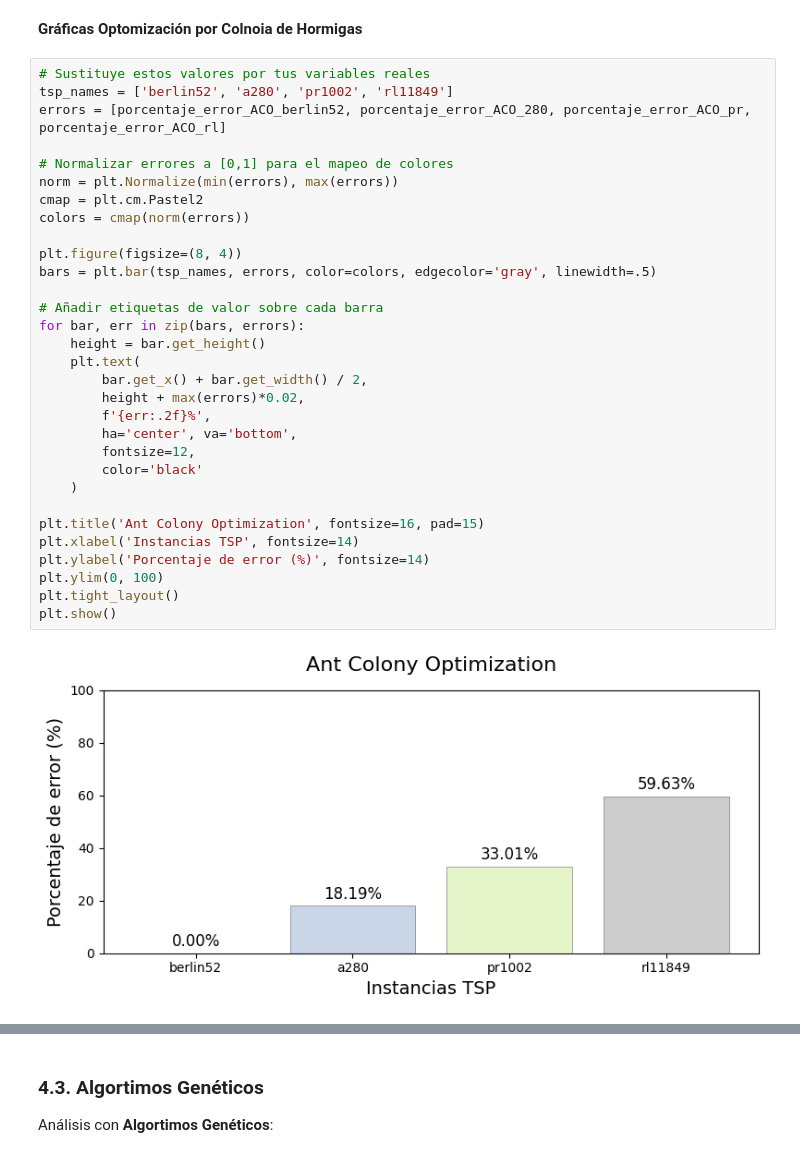
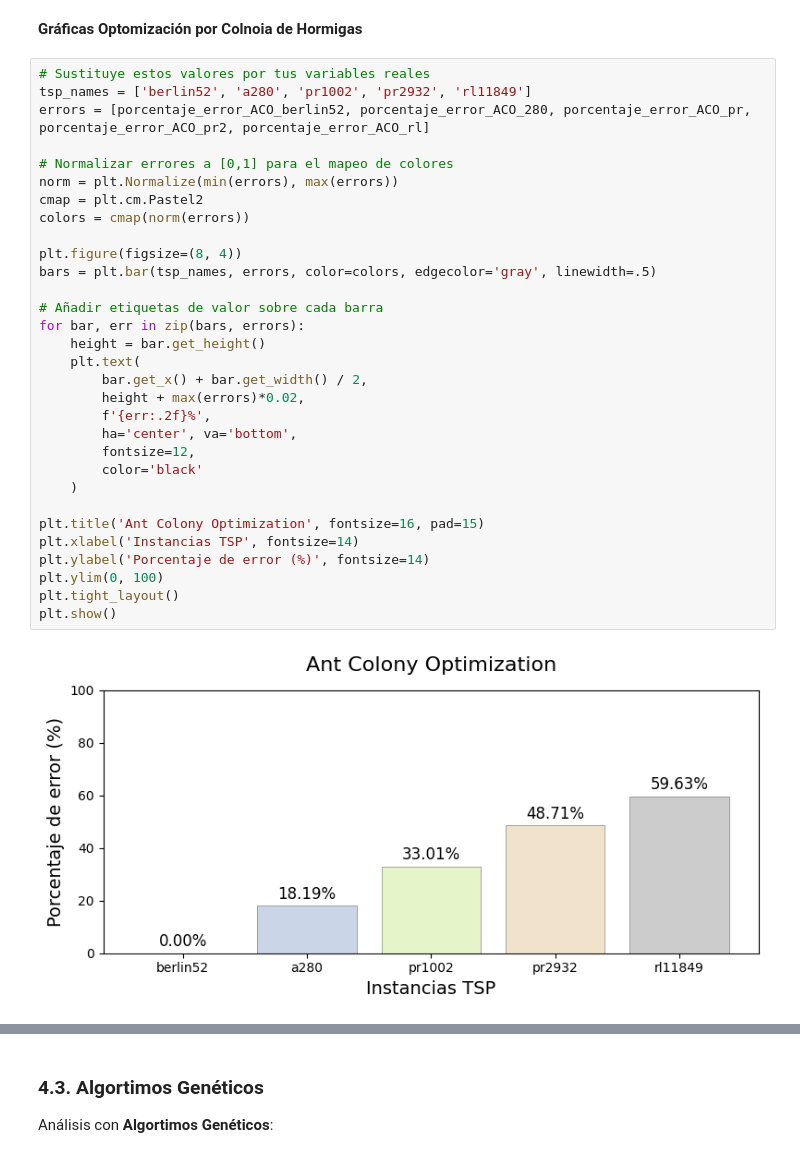
Before and after one commit to PabloMendieta03/TSP_Classical_Solutions, a Jupyter notebook: classical_solution.ipynb, the cells around one changed output, grey strips where cells are left out. Drawn from its saved outputs; the diff is of its cells as text.

```diff
--- a/classical_solution.ipynb
+++ b/classical_solution.ipynb
@@ -781,37 +781,37 @@ Error porcentual respecto al óptimo: 59.63%
 **Gráficas Optomización por Colnoia de Hormigas**
 # %%
 # Sustituye estos valores por tus variables reales
-tsp_names = ['berlin52', 'a280', 'pr1002', 'rl11849']
-errors = [porcentaje_error_ACO_berlin52, porcentaje_error_ACO_280, porcentaje_error_ACO_pr, porcentaje_error_ACO_rl]
+tsp_names = ['berlin52', 'a280', 'pr1002', 'pr2932', 'rl11849']
+errors = [porcentaje_error_ACO_berlin52, porcentaje_error_ACO_280, porcentaje_error_ACO_pr, porcentaje_error_ACO_pr2, porcentaje_error_ACO_rl]
 
 # Normalizar errores a [0,1] para el mapeo de colores
 norm = plt.Normalize(min(errors), max(errors))
 cmap = plt.cm.Pastel2
 colors = cmap(norm(errors))
 
 plt.figure(figsize=(8, 4))
 bars = plt.bar(tsp_names, errors, color=colors, edgecolor='gray', linewidth=.5)
 
 # Añadir etiquetas de valor sobre cada barra
 for bar, err in zip(bars, errors):
     height = bar.get_height()
     plt.text(
         bar.get_x() + bar.get_width() / 2,
         height + max(errors)*0.02,
         f'{err:.2f}%',
         ha='center', va='bottom',
         fontsize=12,
         color='black'
     )
 
 plt.title('Ant Colony Optimization', fontsize=16, pad=15)
 plt.xlabel('Instancias TSP', fontsize=14)
 plt.ylabel('Porcentaje de error (%)', fontsize=14)
 plt.ylim(0, 100)
 plt.tight_layout()
 plt.show()
 # %% [output]
-[figure, old version]
+[figure, new version]
 # %%
 fig, ax = plt.subplots(figsize=(6, 5))
 
```
Also changed, not shown: parts of 7 cells of this notebook, 3 other files.
